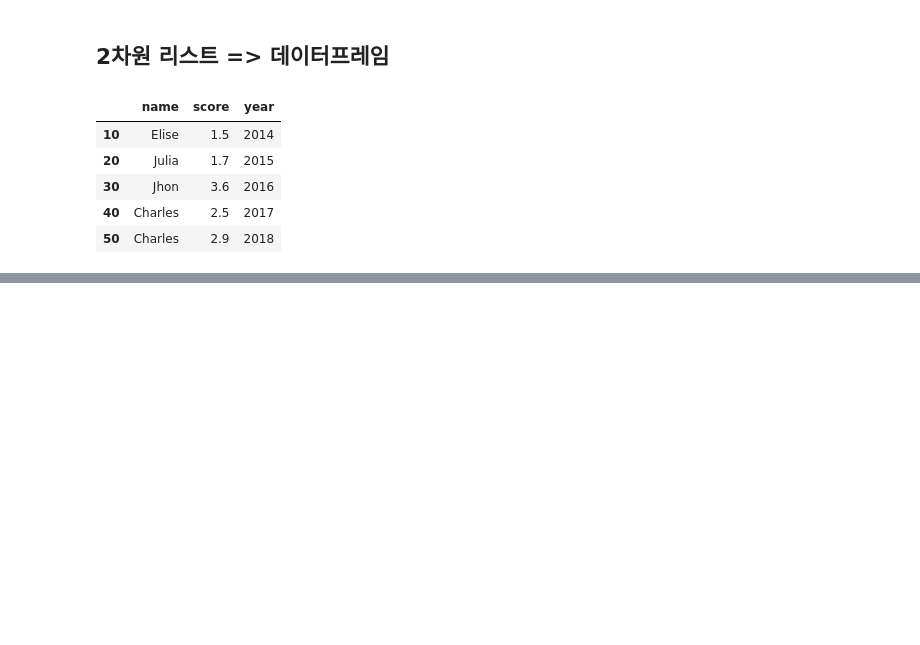
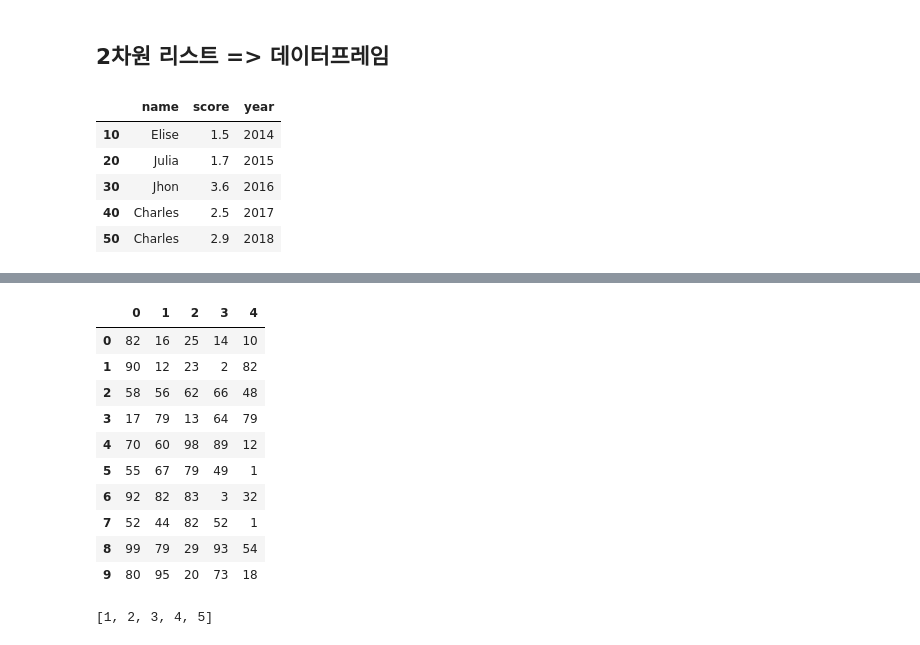
Before and after one commit to lima4/SKplanet-Tacademy, a Jupyter notebook: Pandas/Pandas_Basic2.ipynb, the cells around one changed output, grey strips where cells are left out. Cells and saved outputs as stored; diff of their text form; code cells hidden in the pictures; blank space fills up the shorter version.

```diff
--- a/Pandas/Pandas_Basic2.ipynb
+++ b/Pandas/Pandas_Basic2.ipynb
@@ -29,0 +71,20 @@ df1
+# %%
+df2 = pd.DataFrame(data)
+df2
+# %% [output]
+|  | 0 | 1 | 2 | 3 | 4 |
+| 0 | 82 | 16 | 25 | 14 | 10 |
+| 1 | 90 | 12 | 23 | 2 | 82 |
+| 2 | 58 | 56 | 62 | 66 | 48 |
+| 3 | 17 | 79 | 13 | 64 | 79 |
+| 4 | 70 | 60 | 98 | 89 | 12 |
+| 5 | 55 | 67 | 79 | 49 | 1 |
+| 6 | 92 | 82 | 83 | 3 | 32 |
+| 7 | 52 | 44 | 82 | 52 | 1 |
+| 8 | 99 | 79 | 29 | 93 | 54 |
+| 9 | 80 | 95 | 20 | 73 | 18 |
+# %%
+# 리스트 comprehension
+[i for i in range(1,6)]
+# %% [output]
+[1, 2, 3, 4, 5]
```
Also changed, not shown: parts of 50 cells of this notebook, 1 other file.
